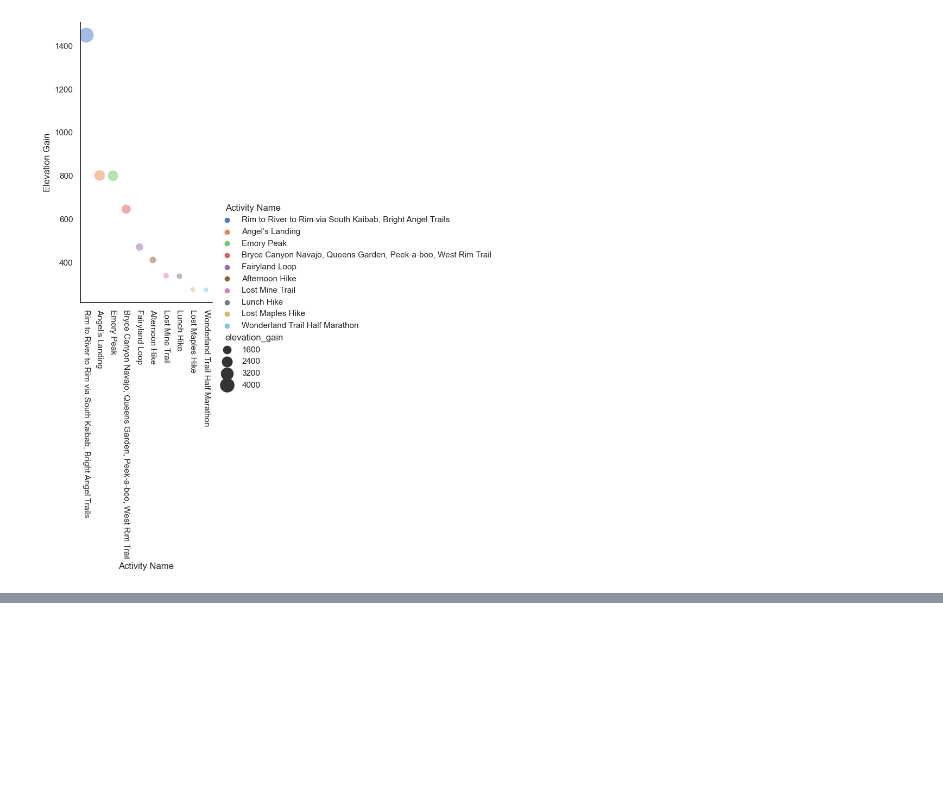
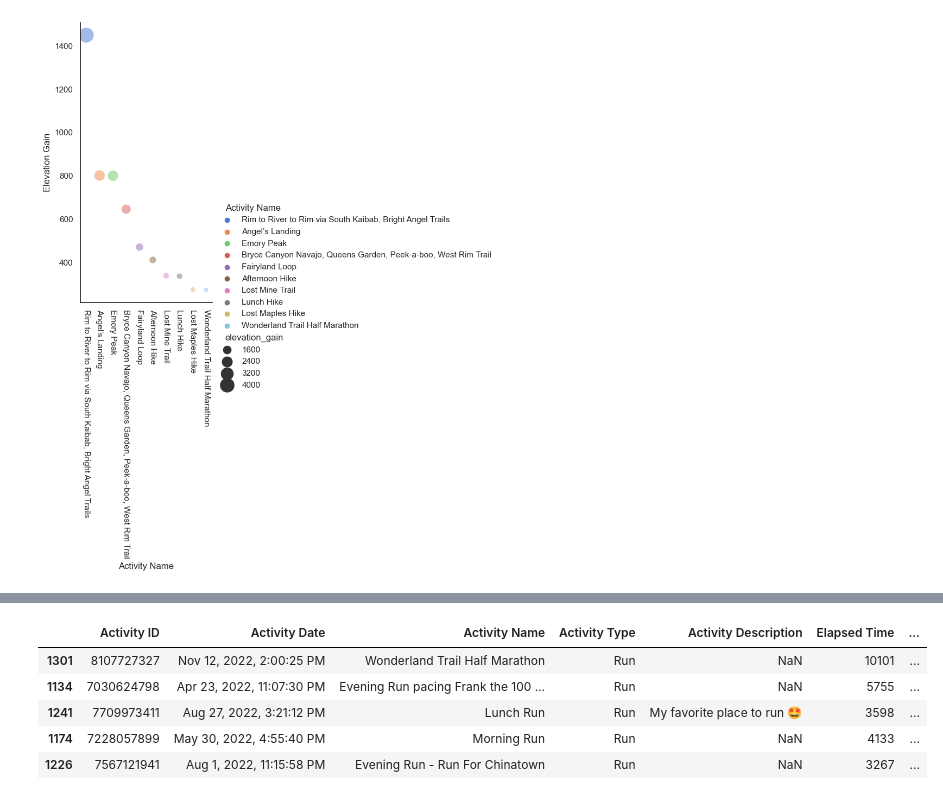
Before and after one commit to dazhaoniel/strava-recap-2022, a Jupyter notebook: strava2022.ipynb, the cells around one changed output, grey strips where cells are left out. Cells and saved outputs as stored; diff of their text form; code cells hidden in the pictures; blank space fills up the shorter version.

```diff
--- a/strava2022.ipynb
+++ b/strava2022.ipynb
@@ -245,2 +241,12 @@ df.sort_values(by=['Average Speed'], ascending=False).head(10)
+# %%
+# longest run
+df_run.sort_values(by=['distance_mile'], ascending=False).head()
+# %% [output]
+|  | Activity ID | Activity Date | Activity Name | Activity Type | Activity Description | Elapsed Time | ... |
+| 1301 | 8107727327 | Nov 12, 2022, 2:00:25 PM | Wonderland Trail Half Marathon | Run | NaN | 10101 | ... |
+| 1134 | 7030624798 | Apr 23, 2022, 11:07:30 PM | Evening Run pacing Frank the 100 ... | Run | NaN | 5755 | ... |
+| 1241 | 7709973411 | Aug 27, 2022, 3:21:12 PM | Lunch Run | Run | My favorite place to run 🤩 | 3598 | ... |
+| 1174 | 7228057899 | May 30, 2022, 4:55:40 PM | Morning Run | Run | NaN | 4133 | ... |
+| 1226 | 7567121941 | Aug 1, 2022, 11:15:58 PM | Evening Run - Run For Chinatown | Run | NaN | 3267 | ... |
 # %%
 # most unique activity title?
```
Also changed, not shown: parts of 1 cell of this notebook.
